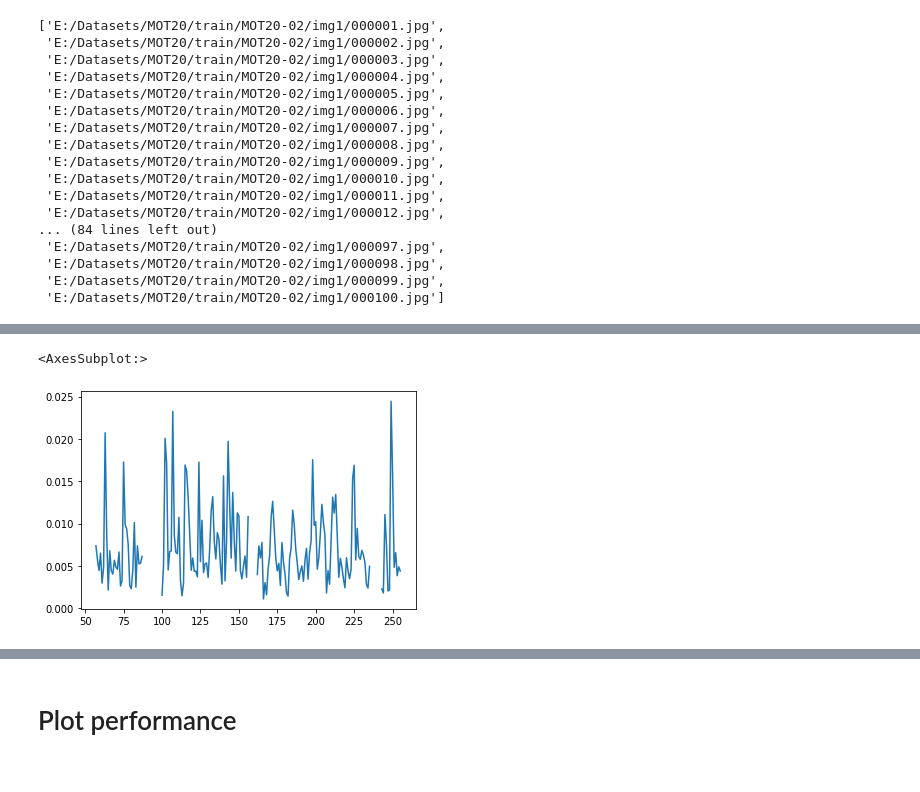
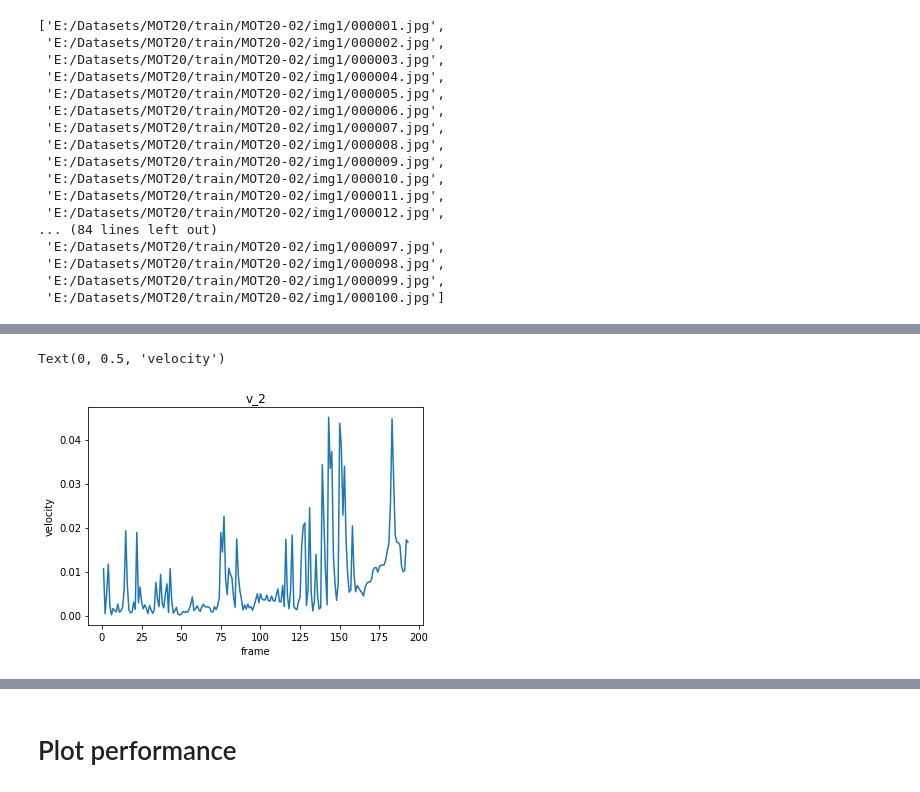
Before and after one commit to jsobolew/ASO, a Jupyter notebook: yolo.ipynb, the cells around one changed output, grey strips where cells are left out. Drawn from its saved outputs; the diff is of its cells as text; code cells hidden in the pictures.

```diff
--- a/yolo.ipynb
+++ b/yolo.ipynb
@@ -61,9 +46,9 @@ import cv2
 import numpy as np
 import glob
 
-frameSize = (640,640)
+frameSize = (596,336)
 
-out = cv2.VideoWriter('output_video.avi',cv2.VideoWriter_fourcc(*'DIVX'), 30, frameSize)
+out = cv2.VideoWriter('output_video_x.avi',cv2.VideoWriter_fourcc(*'DIVX'), 30, frameSize)
 
 for r in results:
     out.write(r.plot())
@@ -88,8 +77,12 @@ df = pd.DataFrame(frames)
 # calculating velocity [image norm size/frame]
 for i in df.columns:
     df[f'v_{i}'] = df[i].diff().pow(2).apply(np.sum).pow(1/2)
-# %%
-df['v_15'].plot()
-# %% [output]
-<AxesSubplot:>
-[figure, removed]
+# %%
+col = 'v_2'
+df[col].plot()
+plt.title(col)
+plt.xlabel('frame')
+plt.ylabel('velocity')
+# %% [output]
+Text(0, 0.5, 'velocity')
+[figure, added]
```
Also changed, not shown: parts of 10 cells of this notebook.
